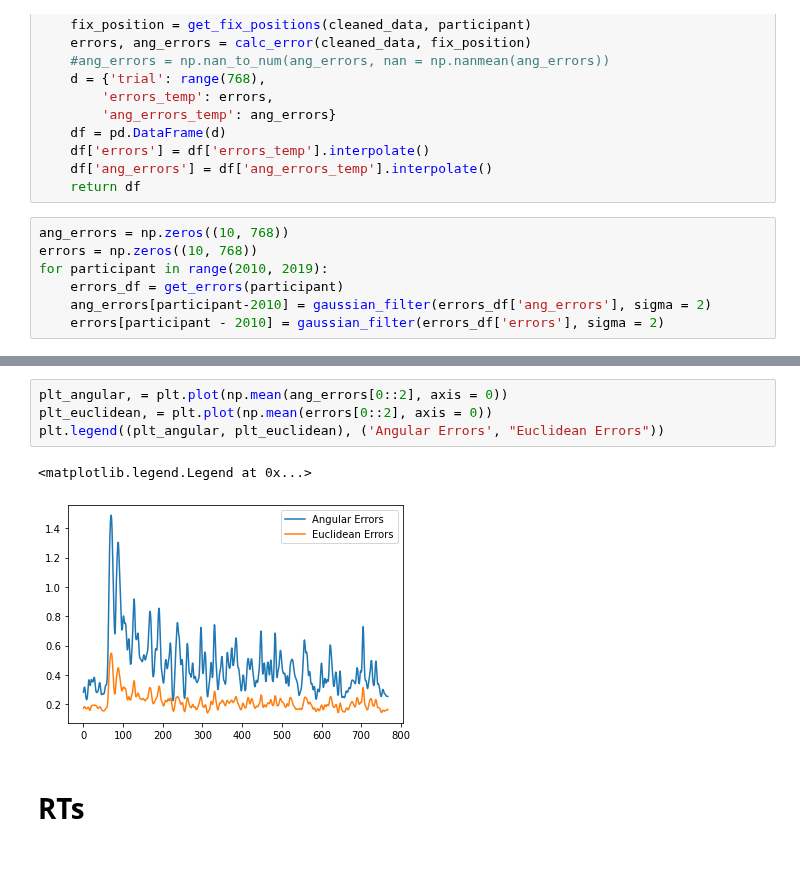
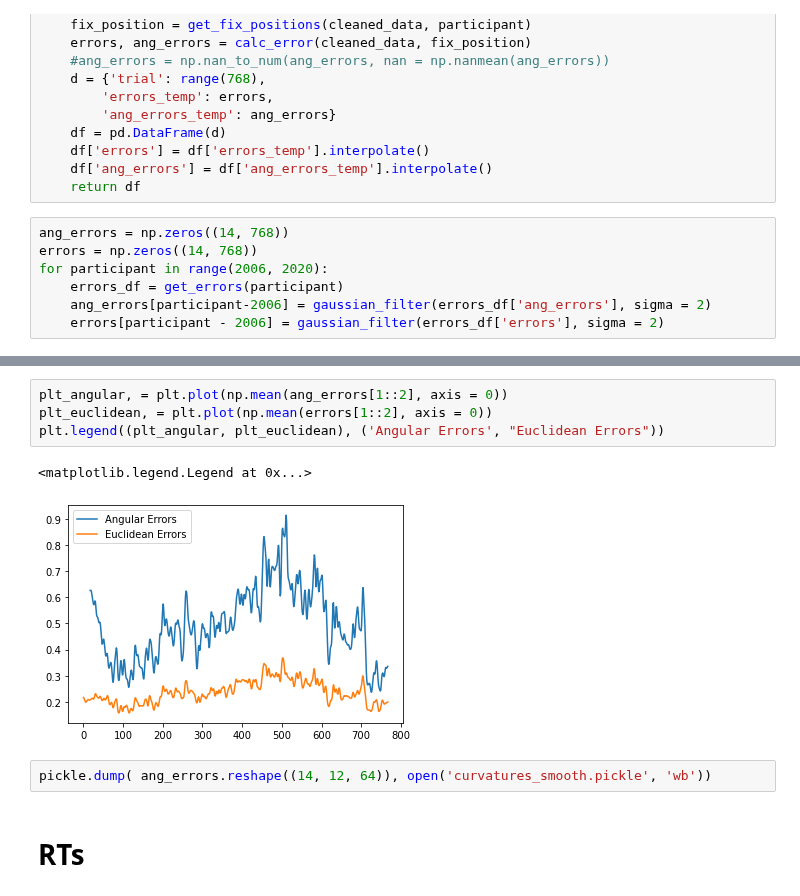
Before and after one commit to tejas-savalia/Lab-Codes, a Jupyter notebook: Visuomotor_Adaptation_psychopy_tablet/no_feedback/analysis/Untitled.ipynb, the cells around one changed output, grey strips where cells are left out. Saved outputs shown, nothing was run; the diff lists cells and outputs as text; blank space fills up the shorter version.

Commit message:
Updated code for new data. Saved angular errors

```diff
--- a/Visuomotor_Adaptation_psychopy_tablet/no_feedback/analysis/Untitled.ipynb
+++ b/Visuomotor_Adaptation_psychopy_tablet/no_feedback/analysis/Untitled.ipynb
@@ -155,10 +157,10 @@ def get_errors(participant):
     df['ang_errors'] = df['ang_errors_temp'].interpolate()
     return df
 # %%
-ang_errors = np.zeros((10, 768))
-errors = np.zeros((10, 768))
-for participant in range(2010, 2019):
+ang_errors = np.zeros((14, 768))
+errors = np.zeros((14, 768))
+for participant in range(2006, 2020):
     errors_df = get_errors(participant)
-    ang_errors[participant-2010] = gaussian_filter(errors_df['ang_errors'], sigma = 2)
-    errors[participant - 2010] = gaussian_filter(errors_df['errors'], sigma = 2)
+    ang_errors[participant-2006] = gaussian_filter(errors_df['ang_errors'], sigma = 2)
+    errors[participant - 2006] = gaussian_filter(errors_df['errors'], sigma = 2)
 # %% [output]
@@ -242,10 +182,12 @@ See the caveats in the documentation: https://pandas.pydata.org/pandas-docs/stab
 # %%
-plt_angular, = plt.plot(np.mean(ang_errors[0::2], axis = 0))
-plt_euclidean, = plt.plot(np.mean(errors[0::2], axis = 0))
+plt_angular, = plt.plot(np.mean(ang_errors[1::2], axis = 0))
+plt_euclidean, = plt.plot(np.mean(errors[1::2], axis = 0))
 plt.legend((plt_angular, plt_euclidean), ('Angular Errors', "Euclidean Errors"))
 # %% [output]
 <matplotlib.legend.Legend at 0x...>
-[figure, old version]
+[figure, new version]
+# %%
+pickle.dump( ang_errors.reshape((14, 12, 64)), open('curvatures_smooth.pickle', 'wb'))
 # %% [markdown]
 # RTs
 # %%
```
Also changed, not shown: parts of 3 cells of this notebook, 4 other files.
